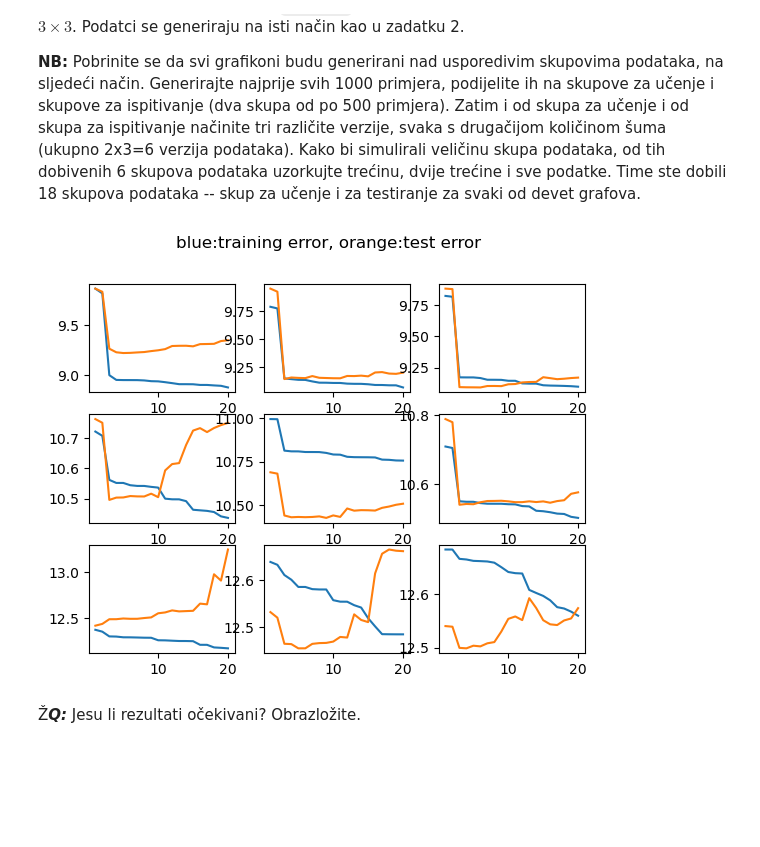
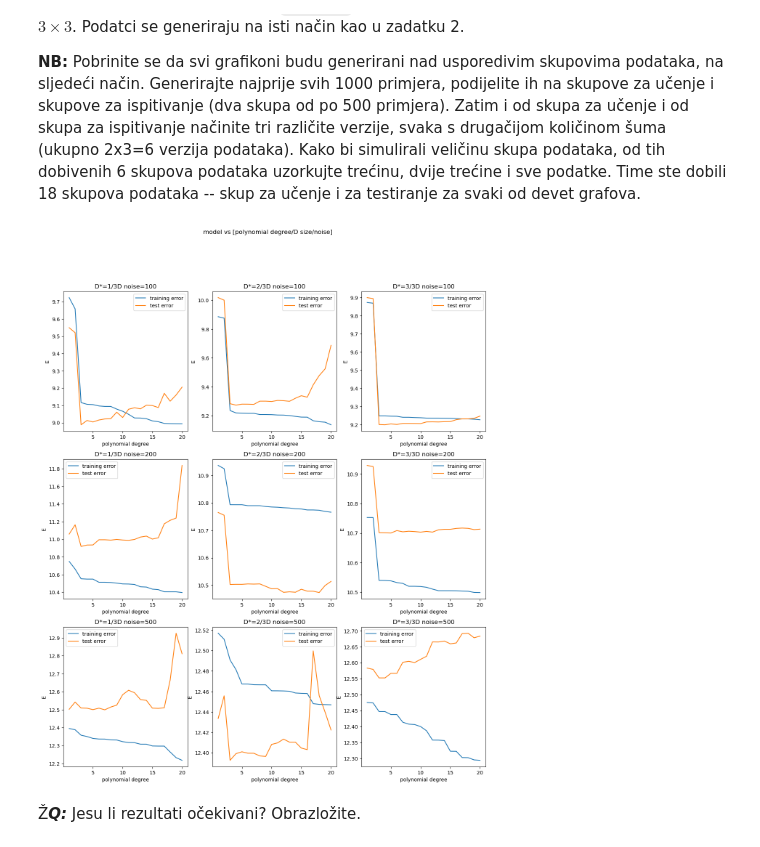
Before and after one commit to IvaGoluza/machine_learning, a Jupyter notebook: SU1-2023-LAB1.ipynb, the cells around one changed output. Saved outputs shown, nothing was run; the diff lists cells and outputs as text; code cells hidden in the pictures; blank space fills up the shorter version.

Commit message:
fixed double added intercept up to task 5

```diff
--- a/SU1-2023-LAB1.ipynb
+++ b/SU1-2023-LAB1.ipynb
@@ -184,10 +192,14 @@ Trenirajte model polinomijalne regresije stupnja $d=3$. Na istom grafikonu prika
 # Vaš kôd ovdje
 poly = PolynomialFeatures(3)
 phi_poly = poly.fit_transform(train_x)
-reg_poly = LinearRegression().fit(phi_poly, train_y)
-plt.scatter(train_x, train_y, label='D_train')
+reg_poly = LinearRegression(fit_intercept=False).fit(phi_poly, train_y)  # intercept false because phi has dummy feature -> intercept w0
+plt.plot(train_x, train_y, '*', label='D_train')
 pred_poly = reg_poly.predict(phi_poly)
-plt.plot(train_x, pred_poly, label=r'$h(\tilde{\mathbf{x}})$')
+plt.plot(train_x, pred_poly, label=r'$h(\tilde{\mathbf{x}})$ trained')
+# calculate h(x) to see if they match
+w_cal = linalg.pinv(phi_poly)@train_y
+h_cal = [w_cal.transpose()@x for x in phi_poly]
+plt.scatter(train_x, pred_poly, color='green', label=r'$h(\tilde{\mathbf{x}})$ calculated')
 plt.xlabel("X")
 plt.ylabel("y")
 plt.legend(loc="best")
@@ -211,7 +223,7 @@ plt.scatter(train_x, train_y, label='D_train')
 for degree in d:
     poly = PolynomialFeatures(degree)
     phi_poly = poly.fit_transform(train_x)
-    reg_poly = LinearRegression().fit(phi_poly, train_y)
+    reg_poly = LinearRegression(fit_intercept=False).fit(phi_poly, train_y)
     pred_poly = reg_poly.predict(phi_poly)
     plt.plot(train_x, pred_poly, label=degree)
     print(f'd = {degree}    E(h|D) = {mean_squared_error(train_y, pred_poly)}')
@@ -245,7 +257,7 @@ test_error = []
 for d in range(1, 21):
     poly = PolynomialFeatures(d)
     phi_poly = poly.fit_transform(X_train)
-    reg_poly = LinearRegression().fit(phi_poly, y_train)
+    reg_poly = LinearRegression(fit_intercept=False).fit(phi_poly, y_train)
     train_error.append(math.log(mean_squared_error(y_train, reg_poly.predict(phi_poly))))
     test_error.append(math.log(mean_squared_error(y_test, reg_poly.predict(poly.fit_transform(X_test)))))
 plt.plot(range(1, 21), train_error, label='Training error')
@@ -266,39 +278,43 @@ Točnost modela ovisi o (1) njegovoj složenosti (stupanj $d$ polinoma), (2) bro
 # %%
 # Vaš kôd ovdje
 examples = make_instances(-5, 5, 1000)
 examples_train, examples_test = train_test_split(examples, test_size=0.5, train_size=0.5)
 
 graph_num = 1
+plt.figure(figsize=(15,17))
 for noise in [100, 200, 500]:
     for i in range(1, 4):
         # generate train & test labels (y for X) with current noise
         labels_train = make_labels(examples_train, f, noise)
         labels_test = make_labels(examples_test, f, noise)
         # sample the data
         indexes = np.random.choice(range(len(examples_train)), int(i/3 * len(examples_train)))
         sample_x_train = [examples_train[i] for i in indexes]
         sample_y_train = [labels_train[i] for i in indexes]
         indexes = np.random.choice(range(len(examples_test)), int(i/3 * len(examples_test)))   # in case test/train size is not 1:1
         sample_x_test = [examples_test[i] for i in indexes]
         sample_y_test = [labels_test[i] for i in indexes]
         # calculate and display errors
         train_E = []
         test_E = []
         for d in range(1, 21):
             poly = PolynomialFeatures(d)
             phi_poly = poly.fit_transform(sample_x_train)
-            reg_poly = LinearRegression().fit(phi_poly, sample_y_train)
+            reg_poly = LinearRegression(fit_intercept=False).fit(phi_poly, sample_y_train)
             train_E.append(math.log(mean_squared_error(sample_y_train, reg_poly.predict(phi_poly))))
             test_E.append(math.log(mean_squared_error(sample_y_test, reg_poly.predict(poly.fit_transform(sample_x_test)))))
         plt.subplot(3,3,graph_num)
         graph_num += 1
-        plt.plot(range(1, 21), train_E)
-        plt.plot(range(1, 21), test_E)
-        #plt.xticks(list(range(1, 21, )))
-plt.suptitle('blue:training error, orange:test error')
+        plt.plot(range(1, 21), train_E, label='training error')
+        plt.plot(range(1, 21), test_E, label='test error')
+        plt.title(f'D*={i}/3D noise={noise}')
+        plt.xlabel("polynomial degree")
+        plt.ylabel("E")
+        plt.legend(loc="best")
+plt.suptitle('model vs [polynomial degree/D size/noise]')
 plt.show()
 # %% [output]
-[figure, old version]
+[figure, new version]
 # %% [markdown]
 Ž***Q:*** Jesu li rezultati očekivani? Obrazložite.
 # %% [markdown]
```
Also changed, not shown: parts of 14 cells of this notebook.
